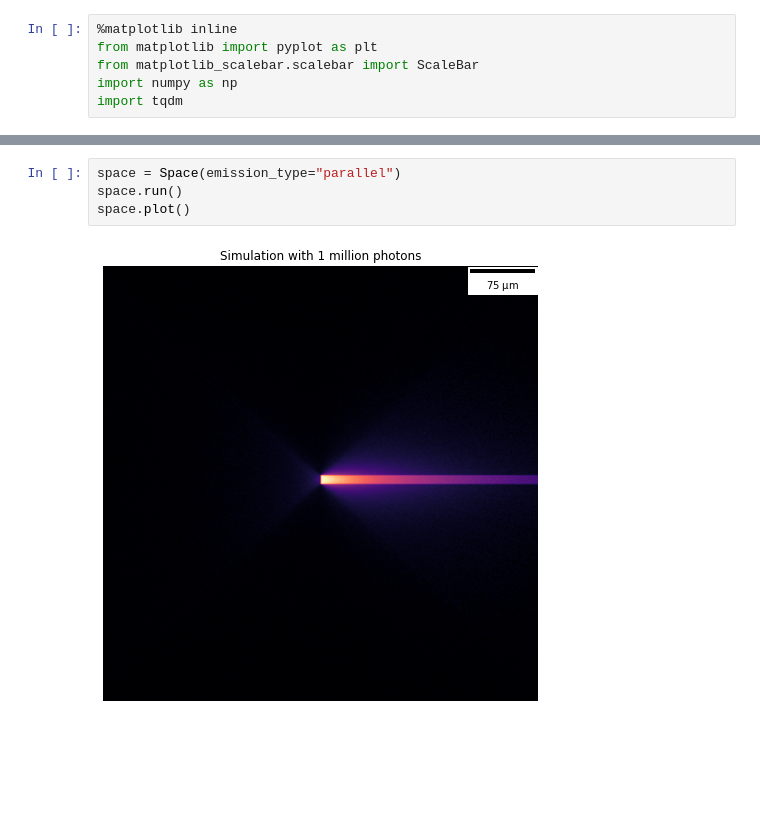
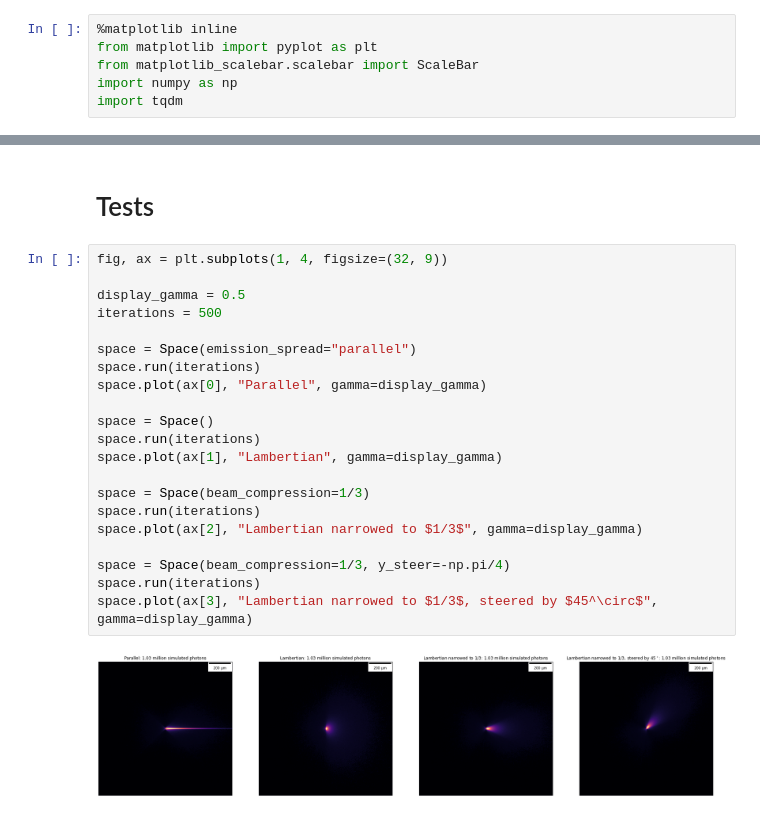
Before and after one commit to datajoint-company/neurophotonics, a Jupyter notebook: notebooks/LightSimulation.ipynb, the cells around one changed output, grey strips where cells are left out. Drawn from its saved outputs; the diff is of its cells as text; blank space fills up the shorter version.

```diff
--- a/notebooks/LightSimulation.ipynb
+++ b/notebooks/LightSimulation.ipynb
@@ -112,6 +129,25 @@ space.plot()
-# %%
-space = Space(emission_type="parallel")
-space.run()
-space.plot()
-# %% [output]
-[figure, removed]
+# %% [markdown]
+# Tests
+# %%
+fig, ax = plt.subplots(1, 4, figsize=(32, 9))
+
+display_gamma = 0.5
+iterations = 500
+
+space = Space(emission_spread="parallel")
+space.run(iterations)
+space.plot(ax[0], "Parallel", gamma=display_gamma)
+
+space = Space()
+space.run(iterations)
+space.plot(ax[1], "Lambertian", gamma=display_gamma)
+
+space = Space(beam_compression=1/3)
+space.run(iterations)
+space.plot(ax[2], "Lambertian narrowed to $1/3$", gamma=display_gamma)
+
+space = Space(beam_compression=1/3, y_steer=-np.pi/4)
+space.run(iterations)
+space.plot(ax[3], "Lambertian narrowed to $1/3$, steered by $45^\circ$", gamma=display_gamma)
+# %% [output]
+[figure, added]
```
Also changed, not shown: parts of 2 cells of this notebook.
